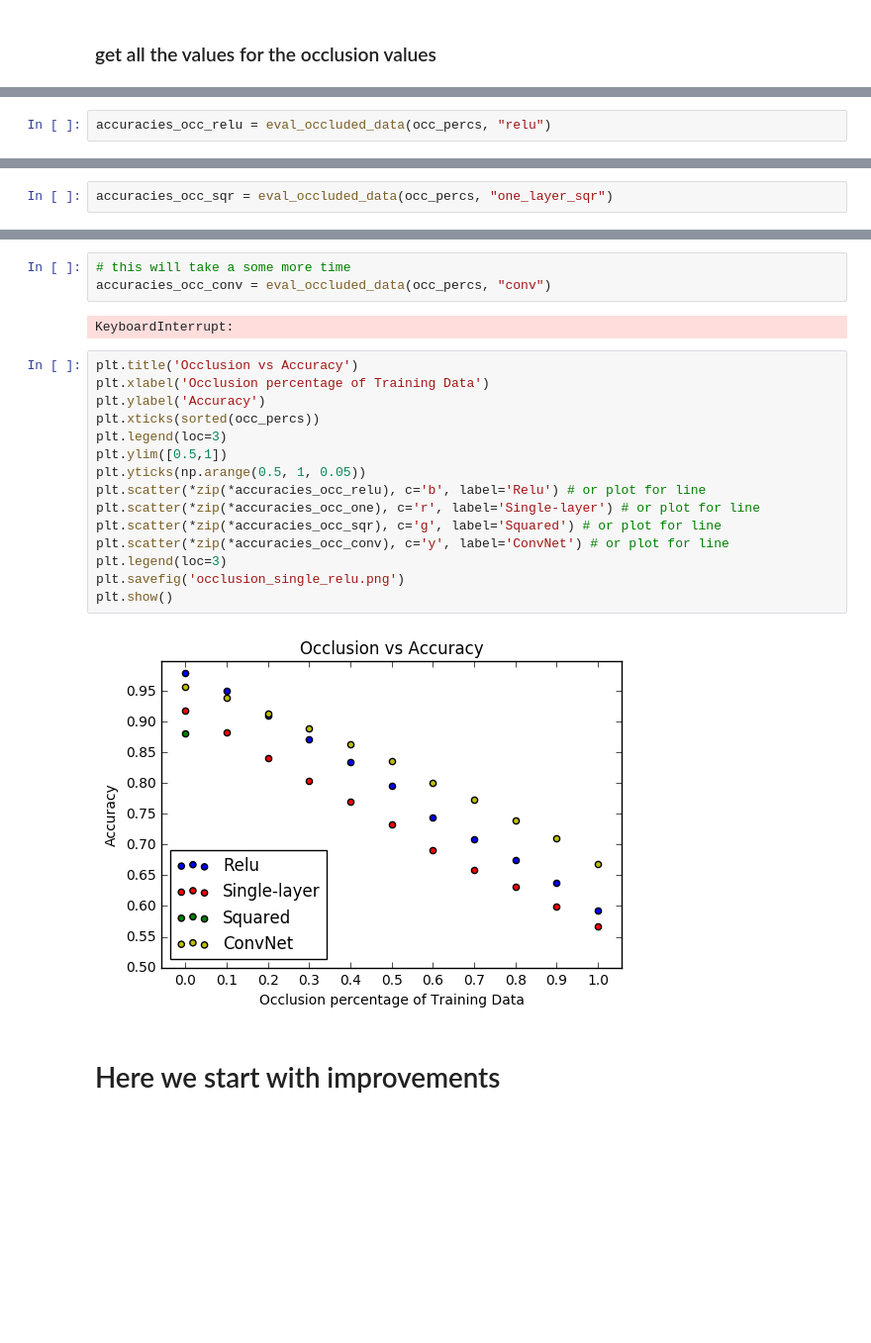
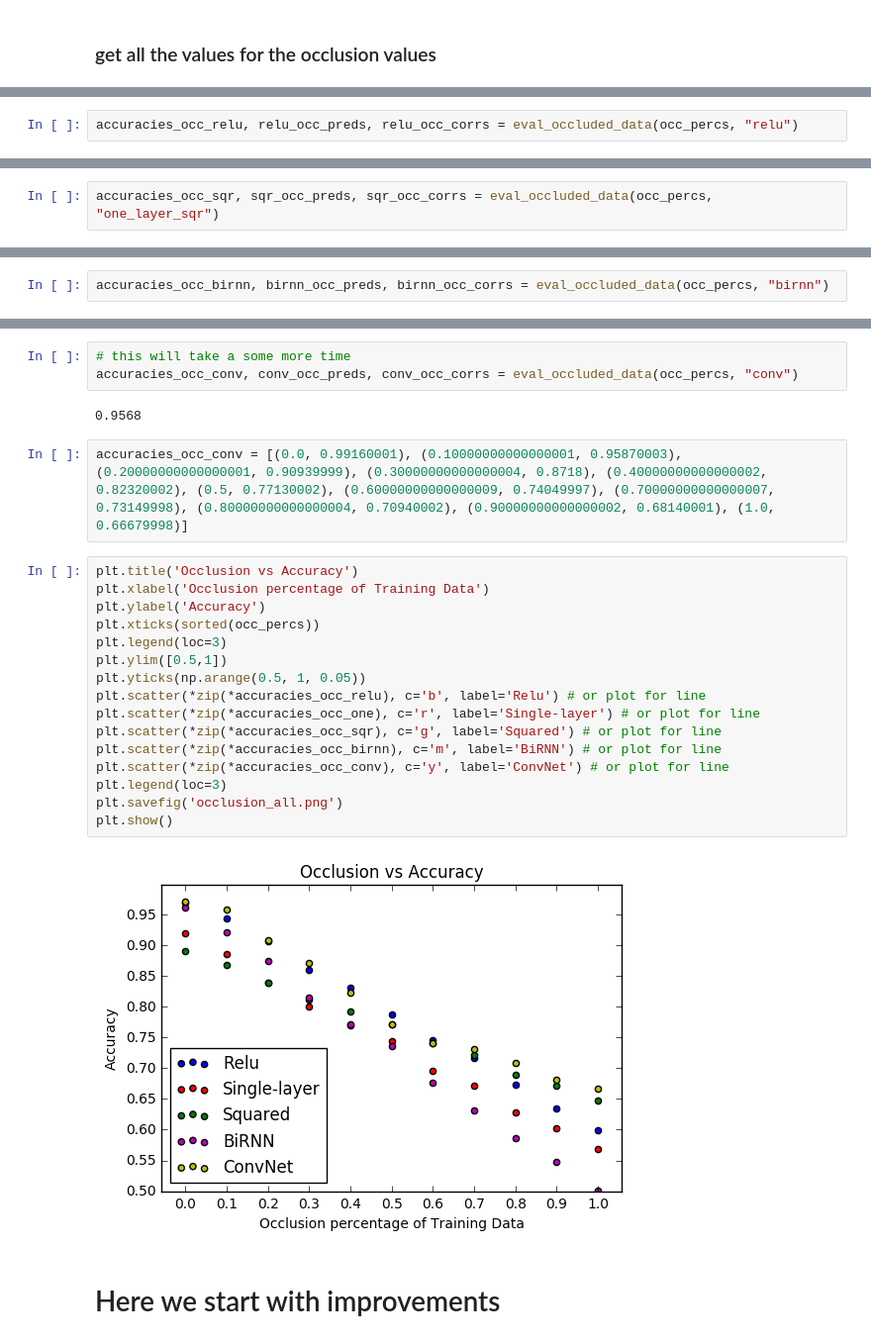
Before and after one commit to VincentRoest/capstone, a Jupyter notebook: Image_manipulation.ipynb, the cells around one changed output, grey strips where cells are left out. Shown at 99% size. Drawn from its saved outputs; the diff is of its cells as text; blank space fills up the shorter version.

```diff
--- a/Image_manipulation.ipynb
+++ b/Image_manipulation.ipynb
@@ -459,2 +458,2 @@ accuracies_occ_one = eval_occluded_data(occ_percs, "one_layer")
 # %%
-accuracies_occ_relu = eval_occluded_data(occ_percs, "relu")
+accuracies_occ_relu, relu_occ_preds, relu_occ_corrs = eval_occluded_data(occ_percs, "relu")
@@ -461,2 +472,2 @@ accuracies_occ_relu = eval_occluded_data(occ_percs, "relu")
 # %%
-accuracies_occ_sqr = eval_occluded_data(occ_percs, "one_layer_sqr")
+accuracies_occ_sqr, sqr_occ_preds, sqr_occ_corrs = eval_occluded_data(occ_percs, "one_layer_sqr")
@@ -462,0 +486,2 @@ accuracies_occ_sqr = eval_occluded_data(occ_percs, "one_layer_sqr")
+# %%
+accuracies_occ_birnn, birnn_occ_preds, birnn_occ_corrs = eval_occluded_data(occ_percs, "birnn")
@@ -463,25 +500,28 @@ accuracies_occ_sqr = eval_occluded_data(occ_percs, "one_layer_sqr")
 # %%
 # this will take a some more time
-accuracies_occ_conv = eval_occluded_data(occ_percs, "conv")
+accuracies_occ_conv, conv_occ_preds, conv_occ_corrs = eval_occluded_data(occ_percs, "conv")
 # %% [output]
-KeyboardInterrupt:
+0.9568
+# %%
+accuracies_occ_conv = [(0.0, 0.99160001), (0.10000000000000001, 0.95870003), (0.20000000000000001, 0.90939999), (0.30000000000000004, 0.8718), (0.40000000000000002, 0.82320002), (0.5, 0.77130002), (0.60000000000000009, 0.74049997), (0.70000000000000007, 0.73149998), (0.80000000000000004, 0.70940002), (0.90000000000000002, 0.68140001), (1.0, 0.66679998)]
 # %%
 plt.title('Occlusion vs Accuracy')
 plt.xlabel('Occlusion percentage of Training Data')
 plt.ylabel('Accuracy')
 plt.xticks(sorted(occ_percs))
 plt.legend(loc=3)
 plt.ylim([0.5,1])
 plt.yticks(np.arange(0.5, 1, 0.05))
 plt.scatter(*zip(*accuracies_occ_relu), c='b', label='Relu') # or plot for line
 plt.scatter(*zip(*accuracies_occ_one), c='r', label='Single-layer') # or plot for line
 plt.scatter(*zip(*accuracies_occ_sqr), c='g', label='Squared') # or plot for line
+plt.scatter(*zip(*accuracies_occ_birnn), c='m', label='BiRNN') # or plot for line
 plt.scatter(*zip(*accuracies_occ_conv), c='y', label='ConvNet') # or plot for line
 plt.legend(loc=3)
-plt.savefig('occlusion_single_relu.png')
+plt.savefig('occlusion_all.png')
 plt.show()
 # %% [output]
-[figure, old version]
+[figure, new version]
 # %% [markdown]
 # Here we start with improvements
 # %% [markdown]
```
Also changed, not shown: parts of 51 cells of this notebook, 2 other files.
